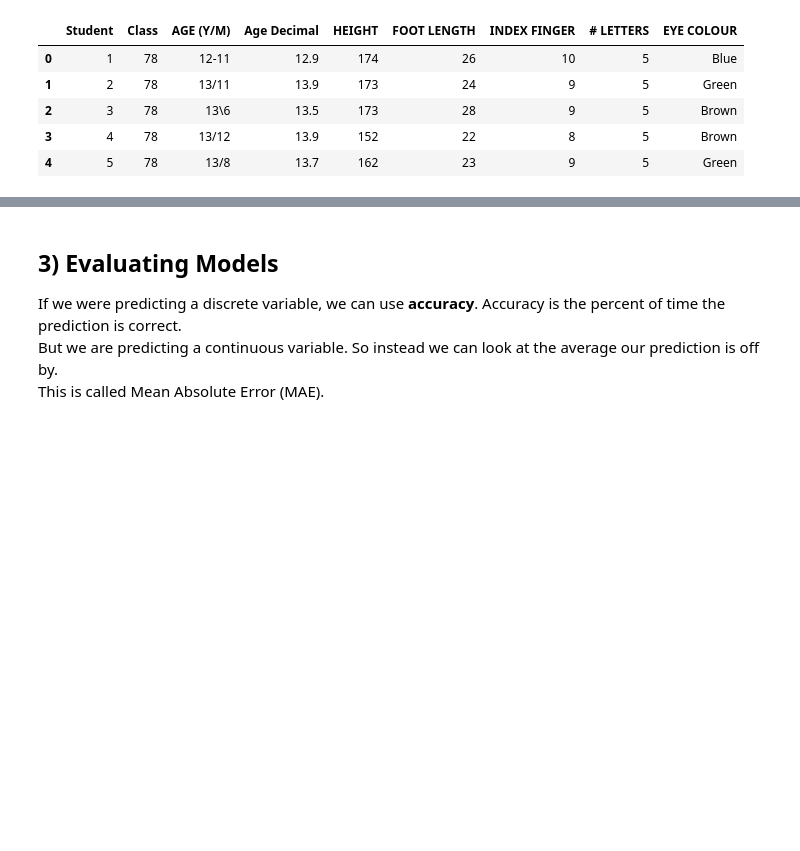
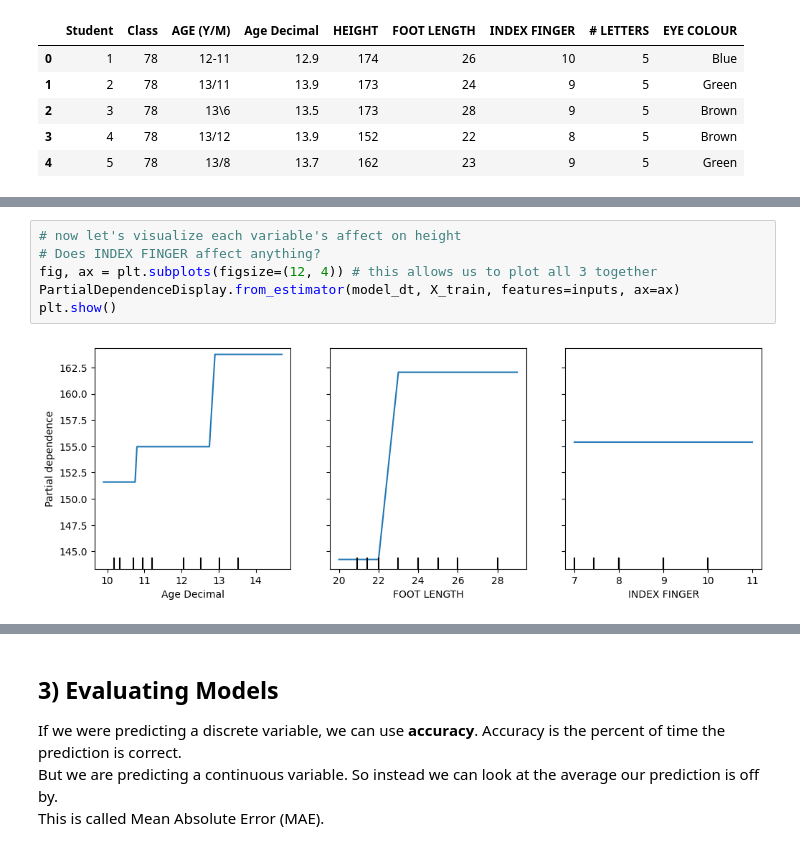
Before and after one commit to sayhellojoel/grade78pythonmath, a Jupyter notebook: Class 3.ipynb, the cells around one changed output, grey strips where cells are left out. Drawn from its saved outputs; the diff is of its cells as text; blank space fills up the shorter version.

```diff
--- a/Class 3.ipynb
+++ b/Class 3.ipynb
@@ -52 +86,9 @@ plt.show()
+# %%
+# now let's visualize each variable's affect on height
+# Does INDEX FINGER affect anything?
+fig, ax = plt.subplots(figsize=(12, 4)) # this allows us to plot all 3 together
+PartialDependenceDisplay.from_estimator(model_dt, X_train, features=inputs, ax=ax)
+plt.show()
+# %% [output]
+[figure, added]
 # %% [markdown]
```
Also changed, not shown: parts of 17 cells of this notebook.
